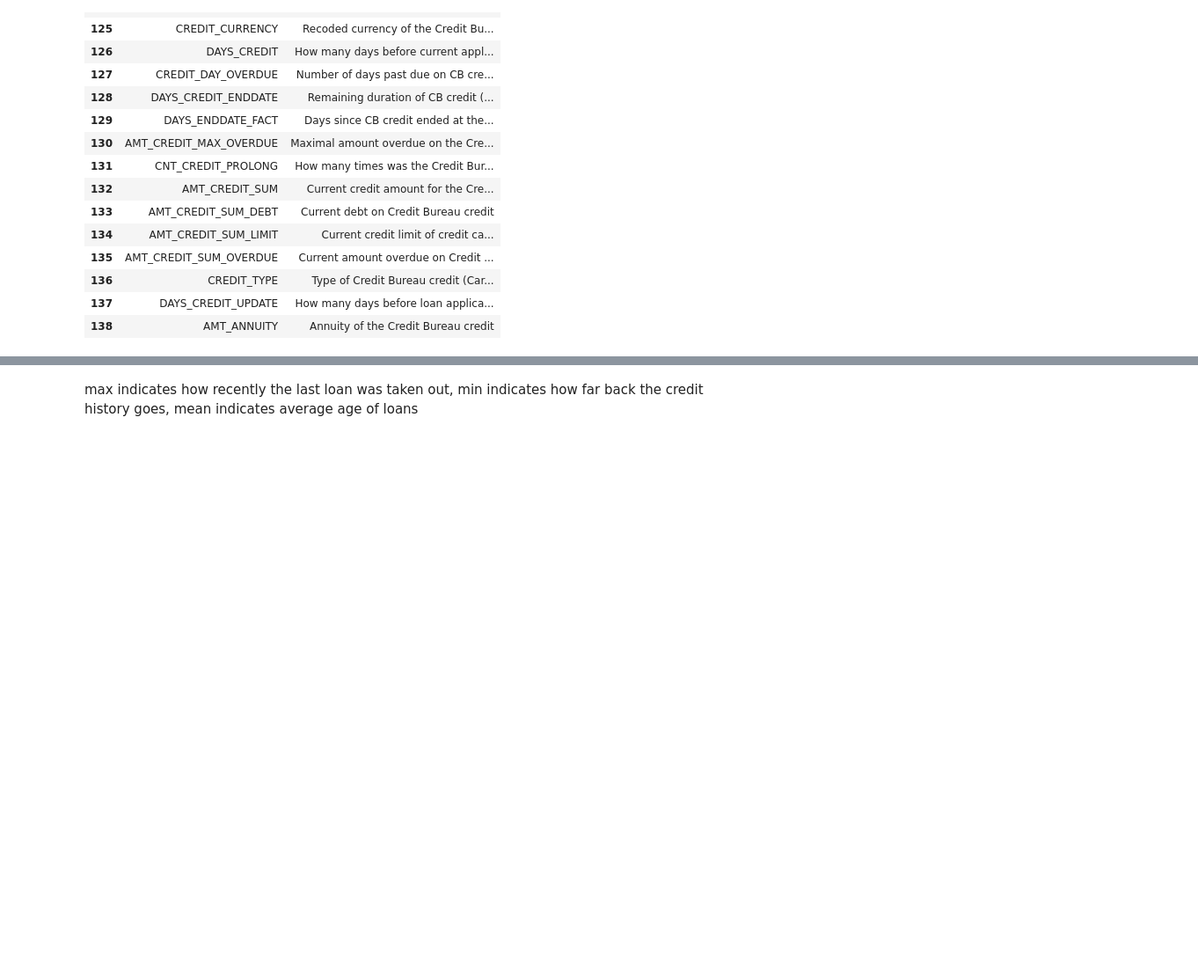
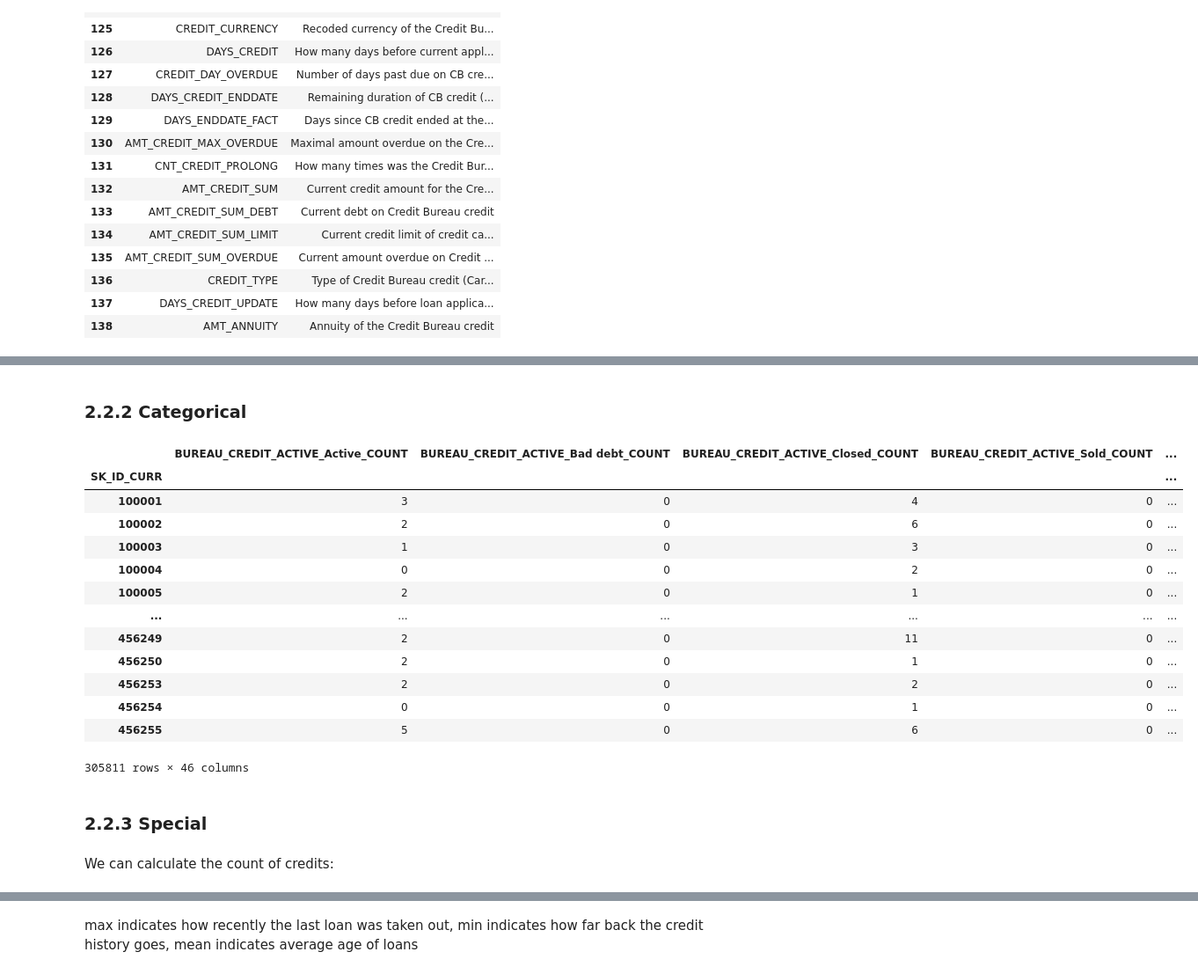
Before and after one commit to USL99/home-credit-default-risk, a Jupyter notebook: notebooks/03_feature_engineering.ipynb, the cells around one changed output, grey strips where cells are left out. Shown at 88% size. Cells and saved outputs as stored; diff of their text form; code cells hidden in the pictures; blank space fills up the shorter version.

Commit message:
Add 03_ bureau_features

```diff
--- a/notebooks/03_feature_engineering.ipynb
+++ b/notebooks/03_feature_engineering.ipynb
@@ -74,6 +82,13 @@ bureau_num
 # %%
 def make_categorical_features(df, id_col, categorical_cols, prefix):
-    result = (df[[id_col]].drop_duplicates().copy())
+        temp = df[[id_col] + categorical_cols].copy()
+        temp[categorical_cols] = (temp[categorical_cols].fillna("Missing"))
+        dummies = pd.get_dummies(temp[categorical_cols], prefix = [prefix + "_" + col for col in categorical_cols], dtype = int)
+        dummies[id_col] = temp[id_col]
+        counts = (dummies.groupby(id_col).sum())
+        shares = (dummies.groupby(id_col).mean())
+        counts.columns = [col + "_COUNT" for col in counts.columns]
+        shares.columns = [col + "_SHARE" for col in shares.columns]
+        result = pd.concat([counts, shares], axis=1)
 
-    for feat in categorical_cols:
-        temp =
+        return result
@@ -126,3 +197,27 @@ This is the first part of feature engineering. We will try to get new feature.
+# %% [markdown]
+### 2.2.2 Categorical
+# %%
+bureau_cat = make_categorical_features(bureau_df, "SK_ID_CURR", categorical_cols_bureau_df, "BUREAU")
+bureau_cat
+# %% [output]
+|  | BUREAU_CREDIT_ACTIVE_Active_COUNT | BUREAU_CREDIT_ACTIVE_Bad debt_COUNT | BUREAU_CREDIT_ACTIVE_Closed_COUNT | BUREAU_CREDIT_ACTIVE_Sold_COUNT | ... |
+| SK_ID_CURR |  |  |  |  | ... |
+| 100001 | 3 | 0 | 4 | 0 | ... |
+| 100002 | 2 | 0 | 6 | 0 | ... |
+| 100003 | 1 | 0 | 3 | 0 | ... |
+| 100004 | 0 | 0 | 2 | 0 | ... |
+| 100005 | 2 | 0 | 1 | 0 | ... |
+| ... | ... | ... | ... | ... | ... |
+| 456249 | 2 | 0 | 11 | 0 | ... |
+| 456250 | 2 | 0 | 1 | 0 | ... |
+| 456253 | 2 | 0 | 2 | 0 | ... |
+| 456254 | 0 | 0 | 1 | 0 | ... |
+| 456255 | 5 | 0 | 6 | 0 | ... |
+305811 rows × 46 columns
+# %% [markdown]
+### 2.2.3 Special
+# %% [markdown]
+We can calculate the count of credits:
 # %%
 bureau_credit_count = (bureau_df.groupby("SK_ID_CURR")["SK_ID_BUREAU"].count().rename("BUREAU_CREDIT_COUNT"))
 bureau_credit_count.shape
```
Also changed, not shown: parts of 64 cells of this notebook.
